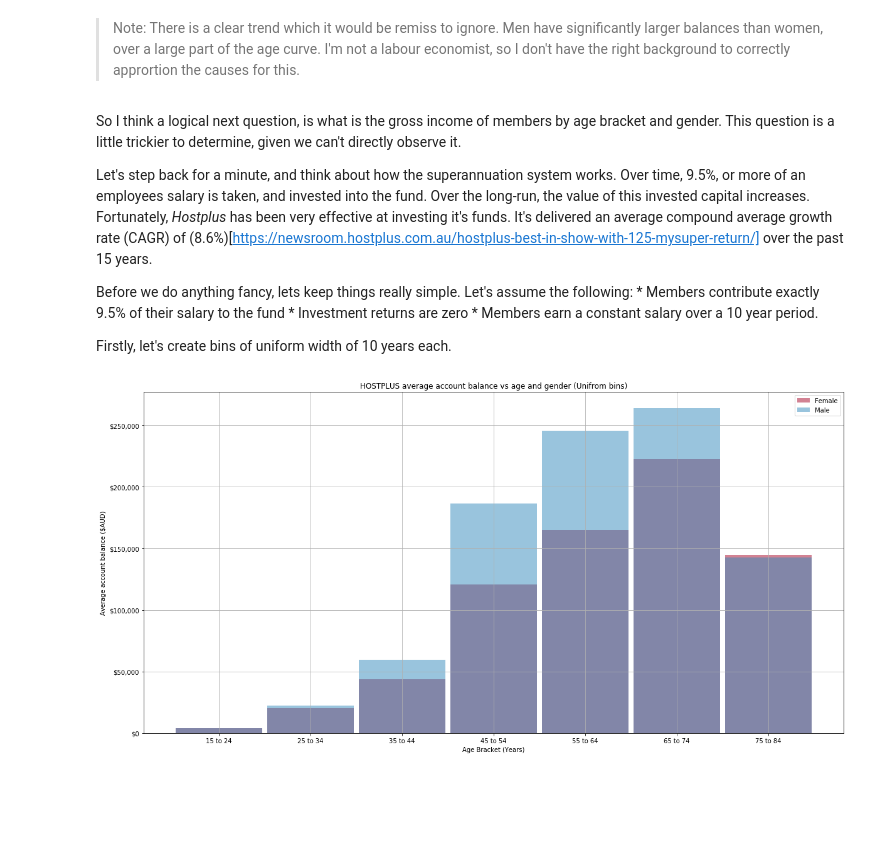
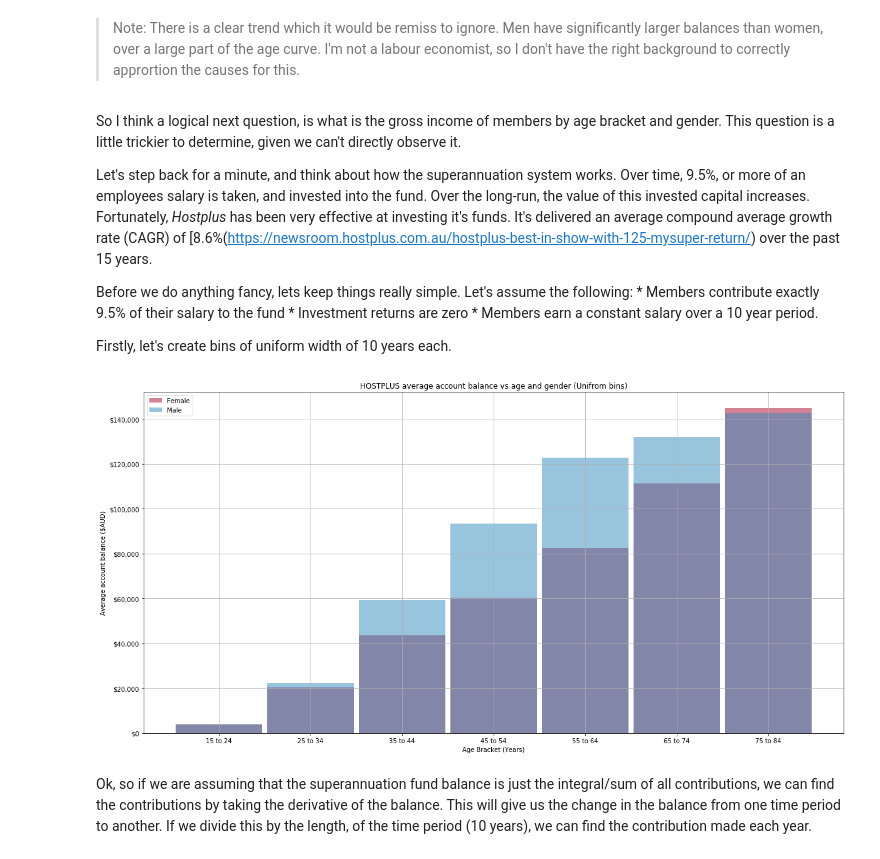
Before and after one commit to CGCooke/Blog, a Jupyter notebook: _notebooks/22-3-2020-Super-Fun-With-Bayesian-Magic.ipynb, the cells around one changed output. Saved outputs shown, nothing was run; the diff lists cells and outputs as text; code cells hidden in the pictures; blank space fills up the shorter version.

```diff
--- a/_notebooks/22-3-2020-Super-Fun-With-Bayesian-Magic.ipynb
+++ b/_notebooks/22-3-2020-Super-Fun-With-Bayesian-Magic.ipynb
@@ -81,7 +81,7 @@ One subtle point to call out, is that the age brackets are not uniform.
 # %%
 import numpy as np
 import matplotlib.pyplot as plt
-plt.rcParams['figure.figsize'] = [20, 10]
+plt.rcParams['figure.figsize'] = [20, 20]
 # %%
 plt.bar(age_brackets,members_f_numbers,label='Female',alpha=0.5,width=0.95,color='#A60628')
 plt.bar(age_brackets,members_m_numbers,label='Male',alpha=0.5,width=0.95,color='#348ABD')
@@ -130,7 +130,7 @@ plt.show()
 # %% [markdown]
 So I think a logical next question, is what is the gross income of members by age bracket and gender. This question is a little trickier to determine, given we can't directly observe it.
 
-Let's step back for a minute, and think about how the superannuation system works. Over time, 9.5%, or more of an employees salary is taken, and invested into the fund. Over the long-run, the value of this invested capital increases. Fortunately, *Hostplus* has been very effective at investing it's funds. It's delivered an average compound average growth rate (CAGR) of (8.6%)[https://newsroom.hostplus.com.au/hostplus-best-in-show-with-125-mysuper-return/] over the past 15 years.
+Let's step back for a minute, and think about how the superannuation system works. Over time, 9.5%, or more of an employees salary is taken, and invested into the fund. Over the long-run, the value of this invested capital increases. Fortunately, *Hostplus* has been very effective at investing it's funds. It's delivered an average compound average growth rate (CAGR) of [8.6%(https://newsroom.hostplus.com.au/hostplus-best-in-show-with-125-mysuper-return/) over the past 15 years.
 
 Before we do anything fancy, lets  keep things really simple. Let's assume the following:
     * Members contribute exactly 9.5% of their salary to the fund
@@ -140,30 +140,30 @@ Before we do anything fancy, lets  keep things really simple. Let's assume the f
 Firstly, let's create bins of uniform width of 10 years each.
 # %%
 def create_uniform_bins(x):
-    new_array = np.array([x[0],x[1],x[2],x[3]+x[4],x[5]+x[6],x[7]+x[8],x[9]])
+    new_array = np.array([x[0],x[1],x[2],0.5*(x[3]+x[4]),0.5*(x[5]+x[6]),0.5*(x[7]+x[8]),x[9]])
     return(new_array)
-
-
 
 members_f_average_account_balance_uniform = create_uniform_bins(members_f_average_account_balance)
 members_m_average_account_balance_uniform = create_uniform_bins(members_m_average_account_balance)
 
 
 age_brackets_uniform = ['15 to 24','25 to 34','35 to 44','45 to 54','55 to 64','65 to 74','75 to 84']
 plt.bar(age_brackets_uniform,members_f_average_account_balance_uniform,label='Female',alpha=0.5,width=0.95,color='#A60628')
 plt.bar(age_brackets_uniform,members_m_average_account_balance_uniform,label='Male',alpha=0.5,width=0.95,color='#348ABD')
 
 
 plt.grid()
 plt.legend()
 plt.title('HOSTPLUS average account balance vs age and gender (Unifrom bins)')
 plt.ylabel('Average account balance ($AUD)')
 plt.xlabel('Age Bracket (Years)')
 ax = plt.gca()
 ax.get_yaxis().set_major_formatter(plt.FuncFormatter(lambda x, loc: "${:,}".format(int(x))))
 plt.show()
 # %% [output]
-[figure, old version]
+[figure, new version]
+# %% [markdown]
+Ok, so if we are assuming that the superannuation fund balance is just the integral/sum of all contributions, we can find the contributions by taking the derivative of the balance. This will give us the change in the balance from one time period to another. If we divide this by the length, of the time period (10 years), we can find the contribution made each year.
 # %%
 
 contribution_rate_f = np.diff(members_f_average_account_balance_uniform)/10.0
```
Also changed, not shown: parts of 4 cells of this notebook.
